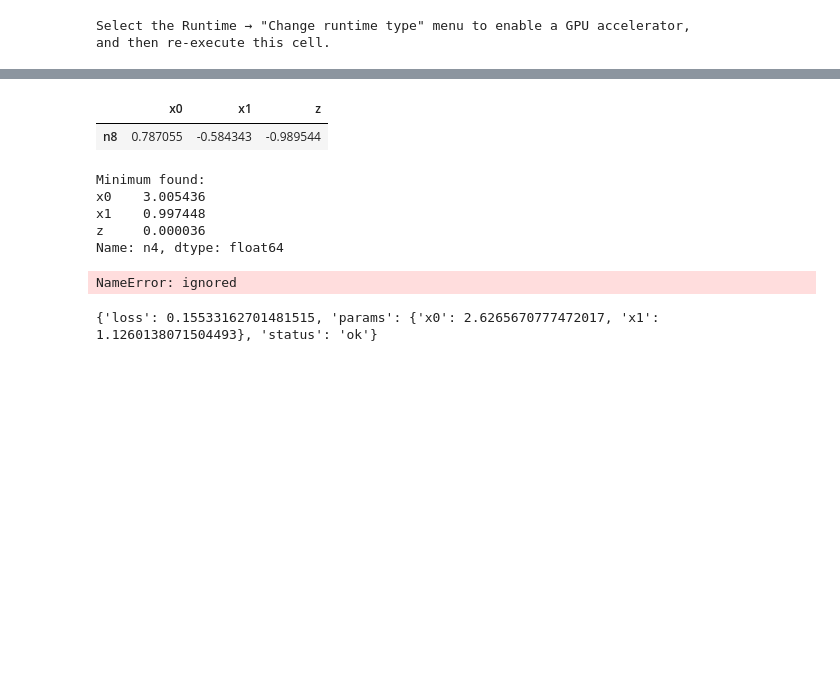
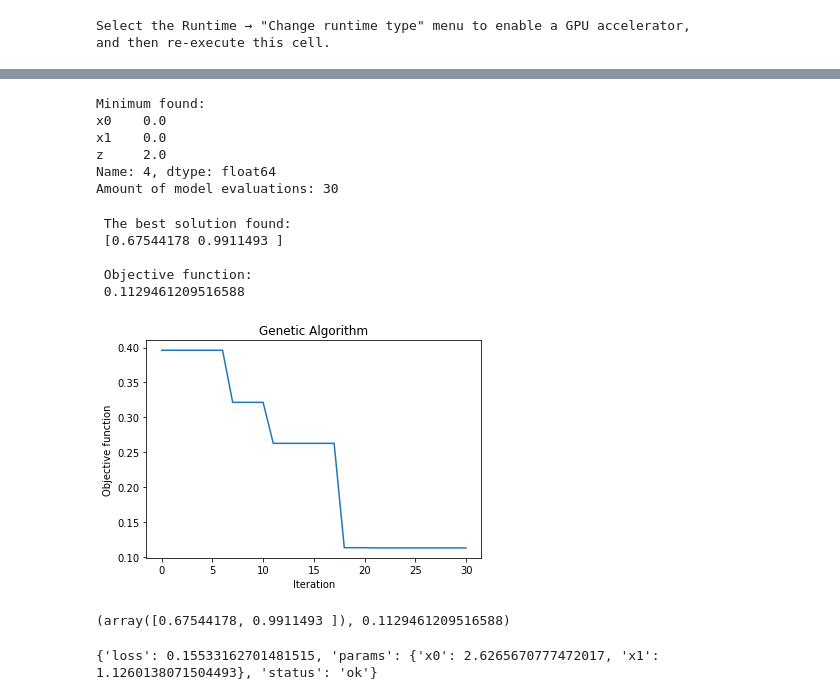
Before and after one commit to Smartsie/Optimizer, a Jupyter notebook: Optimizer_v3.ipynb, the cells around one changed output, grey strips where cells are left out. Saved outputs shown, nothing was run; the diff lists cells and outputs as text; code cells hidden in the pictures; blank space fills up the shorter version.

Commit message:
Including now the Genetic Algorithm

```diff
--- a/Optimizer_v3.ipynb
+++ b/Optimizer_v3.ipynb
@@ -95,16 +112,16 @@ def funct(x):
     #f=(x1-3)*(x1-3)+(x2-1)*(x2-1)+x1*x2
     #f=(x1-3)*(x1-3)+(x2-1)*(x2-1)+x1*x2
     ## Lévi function
-    #f=(np.sin(3*3.1415*x1))**2+(x1-1)**2*(1+(np.sin(3*3.1415*x2))**2)+(x2-1)**2*(1+(np.sin(2*3.1415*x2))**2)
+    f=(np.sin(3*3.1415*x1))**2+(x1-1)**2*(1+(np.sin(3*3.1415*x2))**2)+(x2-1)**2*(1+(np.sin(2*3.1415*x2))**2)
     # For Japan map f=eval_f(x)
     #f=x1**4+4*x2**4+4*x1*x2
     z=1000/(x1*x2)
-    f=2*x1*x2 + 2*x2*z + 2*z*x1
+    #f=2*x1*x2 + 2*x2*z + 2*z*x1
     return f
 # %%
 # Here we define the range for the xi we want to find. It is the amount of variables
-lower_limit=[1,1]
-upper_limit=[30,30]
+lower_limit=[-5,-5]
+upper_limit=[5,5]
 boundaries_=[lower_limit, upper_limit]
 # %%
 def Optimtm(eval_function, boundaries, plot_steps=True):
@@ -254,4 +271,23 @@ def Optimtm(eval_function, boundaries, plot_steps=True):
     fig.add_trace(fig3.data[0])
     fig.show()
   return X,min_found, best_point
+# %%
+def Genetic_algorithm(n_iter):
+  varbound=np.transpose(boundaries_)
+  algorithm_param = {'max_num_iteration': n_iter,\
+                    'population_size':100,\
+                    'mutation_probability':0.1,\
+                    'elit_ratio': 0.01,\
+                    'crossover_probability': 0.5,\
+                    'parents_portion': 0.3,\
+                    'crossover_type':'uniform',\
+                    'max_iteration_without_improv':None}
+
+  model=ga(function=funct,\
+              dimension=2,\
+              variable_type='real',\
+              variable_boundaries=varbound,\
+              algorithm_parameters=algorithm_param)
+  model.run()
+  return model.best_variable,model.best_function
 # %%
@@ -273,18 +310,15 @@ Name: n17, dtype: float64
-# %%
-pd.DataFrame(best_point).T
-# %% [output]
-|  | x0 | x1 | z |
-| n8 | 0.787055 | -0.584343 | -0.989544 |
 # %%
 # Print Minimum found
 min=np.min(X.z.values)
 print("Minimum found:")
 print(X.iloc[np.argmin(X.z.values)])
+print("Amount of model evaluations:",len(X))
 #print("Theoretical Minimum : ")
 #print(srf.iloc[np.argmin(srf.z)])
 # %% [output]
 Minimum found:
-x0    3.005436
-x1    0.997448
-z     0.000036
-Name: n4, dtype: float64
+x0    0.0
+x1    0.0
+z     2.0
+Name: 4, dtype: float64
+Amount of model evaluations: 30
@@ -309,7 +325,13 @@ def plot_convergence():
-# %%
-plot_convergence()
-# %% [output]
-NameError: ignored
+# %%
+Genetic_algorithm(30)
+# %% [output]
+ The best solution found:
+ [0.67544178 0.9911493 ]
+
+ Objective function:
+ 0.1129461209516588
+[figure, added]
+(array([0.67544178, 0.9911493 ]), 0.1129461209516588)
 # %%
 # Using Hypertopt package
 from hyperopt import hp, tpe, Trials, fmin,STATUS_OK
```
Also changed, not shown: parts of 9 cells of this notebook.
